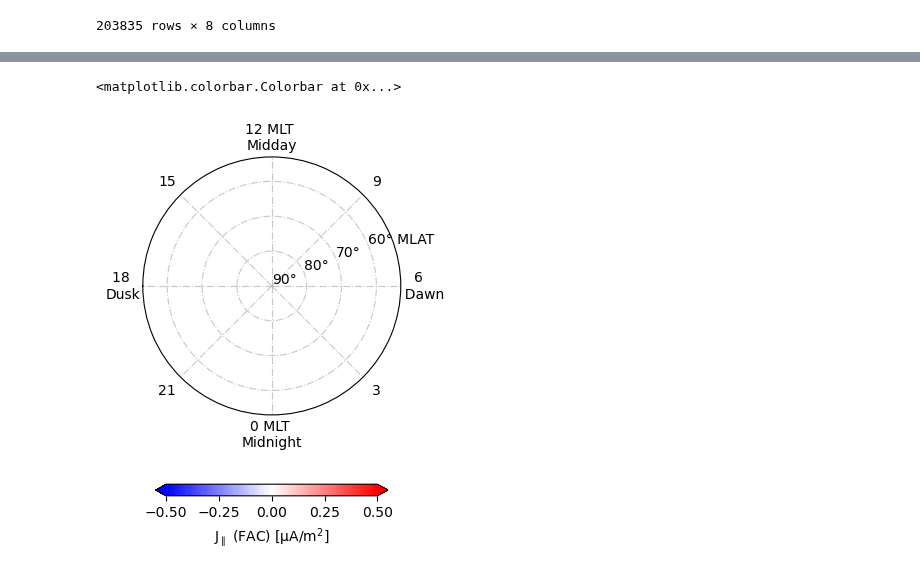
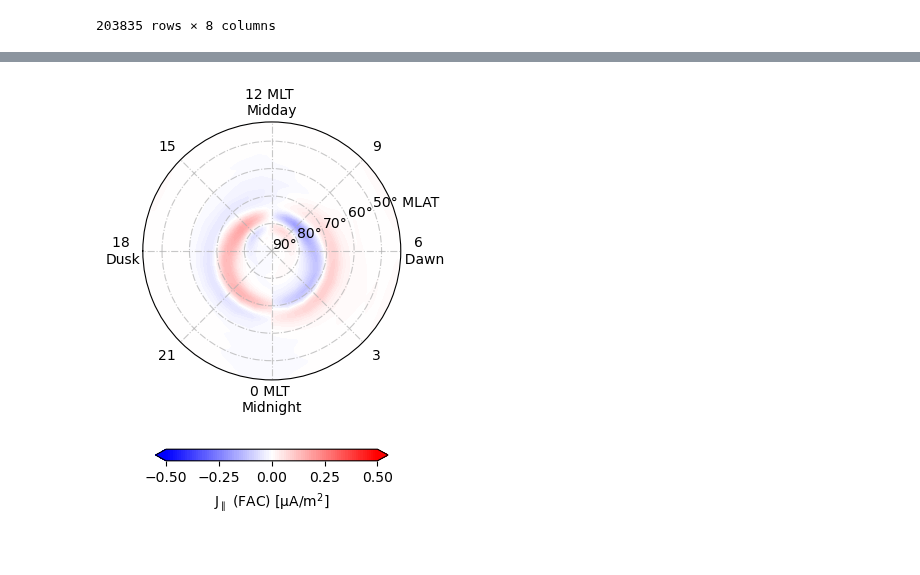
Before and after one commit to reddy-sachin/REPPU-ESN2, a Jupyter notebook: AMPERE/lstm_NH-SH_current.ipynb, the cells around one changed output, grey strips where cells are left out. Saved outputs shown, nothing was run; the diff lists cells and outputs as text; code cells hidden in the pictures.

```diff
--- a/AMPERE/lstm_NH-SH_current.ipynb
+++ b/AMPERE/lstm_NH-SH_current.ipynb
@@ -45,10 +45,15 @@ class LSTM(nn.Module):
         self.lstm.reset_parameters()
 
 # Instantiate the model with lookback size
+
+model_path = f"/home/sachin/Documents/NIPR/Research/Data/ML/AMP_LSTM/best_lstm_model_id8.pt"
+device = torch.device('cuda' if torch.cuda.is_available() else 'cpu')
+#device = 'cpu'
+
 lookback = 6
 model = LSTM(lookback, 64, 2)
-#device = 'cpu'
-device = torch.device('cuda' if torch.cuda.is_available() else 'cpu')
+model.load_state_dict(torch.load(model_path))
+model.eval()
 model.to(device)
 # %% [output]
 LSTM(
@@ -93,7 +114,6 @@ df
 def clock_angle(By, Bz):
     angle = np.rad2deg(np.arctan2(By, Bz))
     np.where(angle < 0, angle + 360, angle)
-    angle = np.deg2rad(angle)
     return angle
 
 def calc_akasofu(v_sw, Bx, By, Bz):
@@ -113,5 +133,5 @@ def calc_akasofu(v_sw, Bx, By, Bz):
 
     return epsilon_A
 
-df['epislon_A'] = calc_akasofu(df['flow_speed'], df['BX_GSE'], df['BY_GSE'], df['BZ_GSE'])
-df
+#df['epislon_A'] = calc_akasofu(df['flow_speed'], df['BX_GSE'], df['BY_GSE'], df['BZ_GSE'])
+#df
@@ -142,7 +147,7 @@ def split_to_df(df):
 
 df_raw, df_proc = split_to_df(df)
 
-with open(f'/home/sachin/Documents/NIPR/Research/Data/ML/AMP_LSTM/scaler_id3.pkl', 'rb') as f:
+with open(f'/home/sachin/Documents/NIPR/Research/Data/ML/AMP_LSTM/scaler_id8.pkl', 'rb') as f:
     scaler = pickle.load(f)
 
 col_names = df_proc.columns
@@ -171,8 +176,10 @@ with torch.no_grad():
 predictions = torch.cat(predictions)
 predictions = predictions.to('cpu').numpy()
 # %%
-ds = xr.Dataset({'jPar_NH': (['dt', 'mlat', 'mlt'], predictions)},
+ds = xr.Dataset({'jPar_NH': (['dt', 'mlat', 'mlt'], predictions),
+                'F107': (['dt'], df_raw['F10.7'].values[lookback:]),
+                 },
                 coords = {'dt': df_raw['dt'].values[lookback:], 'mlat': np.arange(40, 90, 1), 'mlt': np.arange(0, 24, 1)})
-#ds = ds.resample(dt='1D').mean()
+ds = ds.resample(dt='1M').mean()
 ds
 # %% [output]
@@ -239,36 +274,35 @@ Text(0, 0.5, 'FAC (J$_\\parallel$) [µA/m$^2$]')
 # %%
 fac = ds['jPar_NH'].values.mean(axis=0)
 
-#fac = fac.reshape(24, 50).T # reshape and transpose
-#fac = np.flipud(fac) # flip the array upside down
+fac = fac.reshape(24, 50).T # reshape and transpose
+fac = np.flipud(fac) # flip the array upside down
 theta = np.linspace(0, 360, 24) - 90 # rotate by 90 degrees
 theta = np.radians(theta) # convert to radians
 r = 90 - np.linspace(40, 89, 50) #convert to colat
 
 #cmap = mcolors.LinearSegmentedColormap.from_list("my_colormap", ["blue","blue", "white", "white","red","red"])
 cmap = 'bwr'
 
 fig, ax = plt.subplots(subplot_kw={'projection': 'polar'}, figsize=(6, 5))
 
 c = ax.contourf(theta, r, fac, cmap=cmap, levels=np.linspace(-.5, .5, 100), extend='both')
-ax.set_ylim([0,37])
-ax.set_yticks([0, 10, 20, 30])
-ax.set_yticklabels(["90°", "80°", "70°", "60° MLAT"])
+ax.set_ylim([0,47])
+ax.set_yticks([0, 10, 20, 30, 40])
+ax.set_yticklabels(["90°", "80°", "70°", "60°", "50° MLAT"])
 ax.set_xlim([-np.pi, np.pi])
 ax.set_xticks(np.linspace(-np.pi, np.pi, 9)[1:])
 ax.set_xticklabels(["21", "0 MLT \nMidnight", "3", "6 \n  Dawn", "9", "12 MLT \nMidday", "15", "18 \nDusk"])
 ax.grid(True, linestyle='-.', alpha=0.7)
 #ax.set_title(f"{dt}", pad=10, fontsize=11.5)
 
 #add text above colorbar
 #ax.text(0.73, -0.22, 'NH Stronger', horizontalalignment='center', verticalalignment='center', transform=ax.transAxes, fontsize=10)
 #ax.text(0.27, -0.22, 'SH Stronger', horizontalalignment='center', verticalalignment='center', transform=ax.transAxes, fontsize=10)
 
 plt.colorbar(c, ax=ax, label='J$_\parallel$ (FAC) [µA/m$^2$]', shrink=0.5, pad = 0.18,
              ticks=[-.5, -.25, 0, 0.25, 0.5],
              orientation='horizontal')
 
-#plt.savefig('LSTM_NH_SH_current_asymmetry_bartels.png', dpi=500, bbox_inches='tight')
+plt.savefig('LSTM_NH_current_asymmetry_radar.png', dpi=500, bbox_inches='tight')
 # %% [output]
-<matplotlib.colorbar.Colorbar at 0x...>
-[figure, old version]
+[figure, new version]
```
Also changed, not shown: parts of 6 cells of this notebook, 4 other files.
